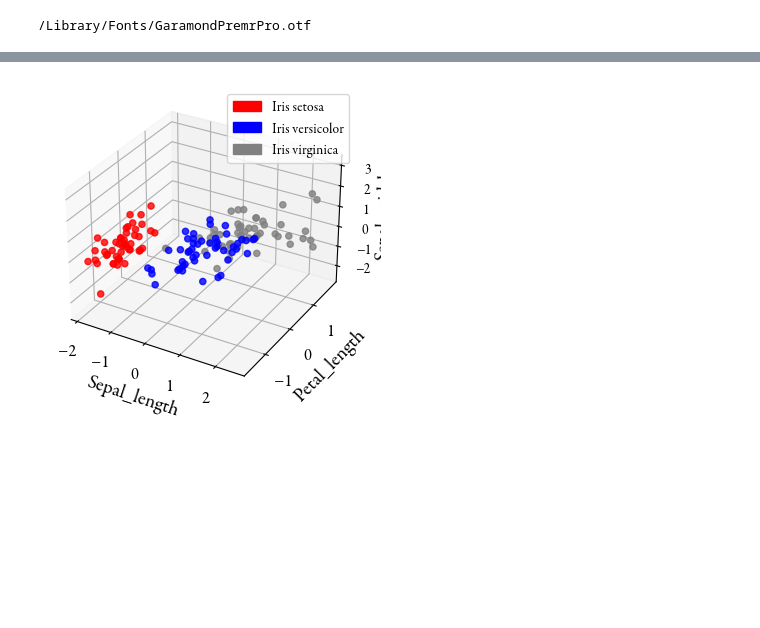
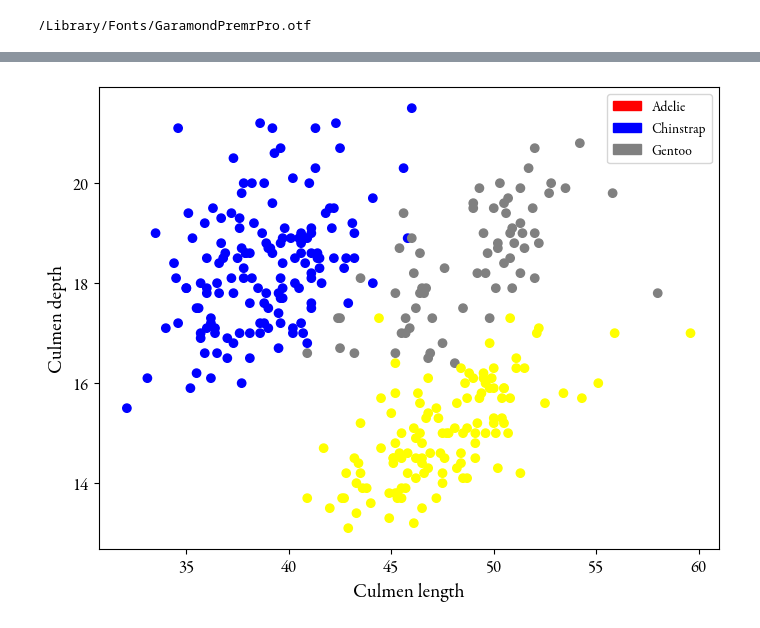
Before and after one commit to RMorana/DU_Data, a Jupyter notebook: ML Supervise.ipynb, the cells around one changed output, grey strips where cells are left out. Drawn from its saved outputs; the diff is of its cells as text; code cells hidden in the pictures; blank space fills up the shorter version.

```diff
--- a/ML Supervise.ipynb
+++ b/ML Supervise.ipynb
@@ -100,35 +99,23 @@ ImportError: cannot import name 'tree' from 'sklearn.tree' (/Users/delphine/Appl
-# %%
-# Projet 1. Q2.
-
-# Centrer et reduire les données
-
-# Première méthode avec scale
-from sklearn.preprocessing import scale
-#df_iris_cr = scale(df_iris)
-
-# Seconde méthode pour obtenir directement un dataframe
-temp = df_iris.sub(df_iris.mean()) # Soustraire la moyenne de chaque colonne à chaque valeur : centrer les valeurs
-df_iris_cr= temp.div(temp.std()) # Divisé les valeurs de la dataframe par l'écart-type de chaque colonne
-df_iris_cr["iris_class"]=df_iris["iris_class"]
-fig = plt.figure(figsize=(5,4))
-ax = fig.add_subplot(projection='3d')
-x=df_iris_cr["sepal_length_cm"]
-y=df_iris_cr["petal_length_cm"]
-z=df_iris_cr["sepal_width_cm"]
-colors={"Iris-setosa":"red","Iris-versicolor":"blue","Iris-virginica":"grey"}
-
-red_patch = mpatches.Patch(color='red', label='Iris setosa')
-blue_patch = mpatches.Patch(color='blue', label='Iris versicolor')
-grey_patch = mpatches.Patch(color='grey', label='Iris virginica')
-ax.legend(handles=[red_patch,blue_patch,grey_patch])
-
-sctt=ax.scatter3D(x,y,z,alpha=0.8, c=df_iris_cr["iris_class"].map(colors))
-plt.xticks(fontsize=12)
-plt.yticks(fontsize=12)
-plt.xlabel("Sepal_length", fontsize=14)
-plt.ylabel("Petal_length", fontsize=14)
-ax.set_zlabel("Sepal_width", fontsize=14)
-ax.zaxis.labelpad=-0.7
-plt.show()
-# %% [output]
-[figure, removed]
+# %%
+# # Projet 1. Question 2. Scatterplot avec couleur en fonction de l'espece
+
+# Affichage des données avec 2 composantes principales, données brutes
+labels = ["Adelie","Chinstrap","Gentoo"]
+(fig, ax) = plt.subplots(figsize=(8, 6)) # ax = fig.add_subplot()
+colors={"Adelie":"blue","Chinstrap":"grey","Gentoo":"yellow"}
+sctt=ax.scatter(x=df_pingouin["culmen_length_mm"],y=df_pingouin["culmen_depth_mm"], c=df_pingouin["species"].map(colors))
+plt.xticks(fontsize=12)
+plt.yticks(fontsize=12)
+plt.xlabel("Culmen length", fontsize=14)
+plt.ylabel("Culmen depth", fontsize=14)
+
+# Créez une légende avec des labels spécifiques aux catégories d'iris
+blue_patch = mpatches.Patch(color='red', label='Adelie')
+grey_patch = mpatches.Patch(color='blue', label='Chinstrap')
+yellow_patch = mpatches.Patch(color='grey', label='Gentoo')
+ax.legend(handles=[blue_patch,grey_patch,yellow_patch])
+
+# Afficher
+plt.show()
+# %% [output]
+[figure, added]
```
Also changed, not shown: parts of 4 cells of this notebook.
